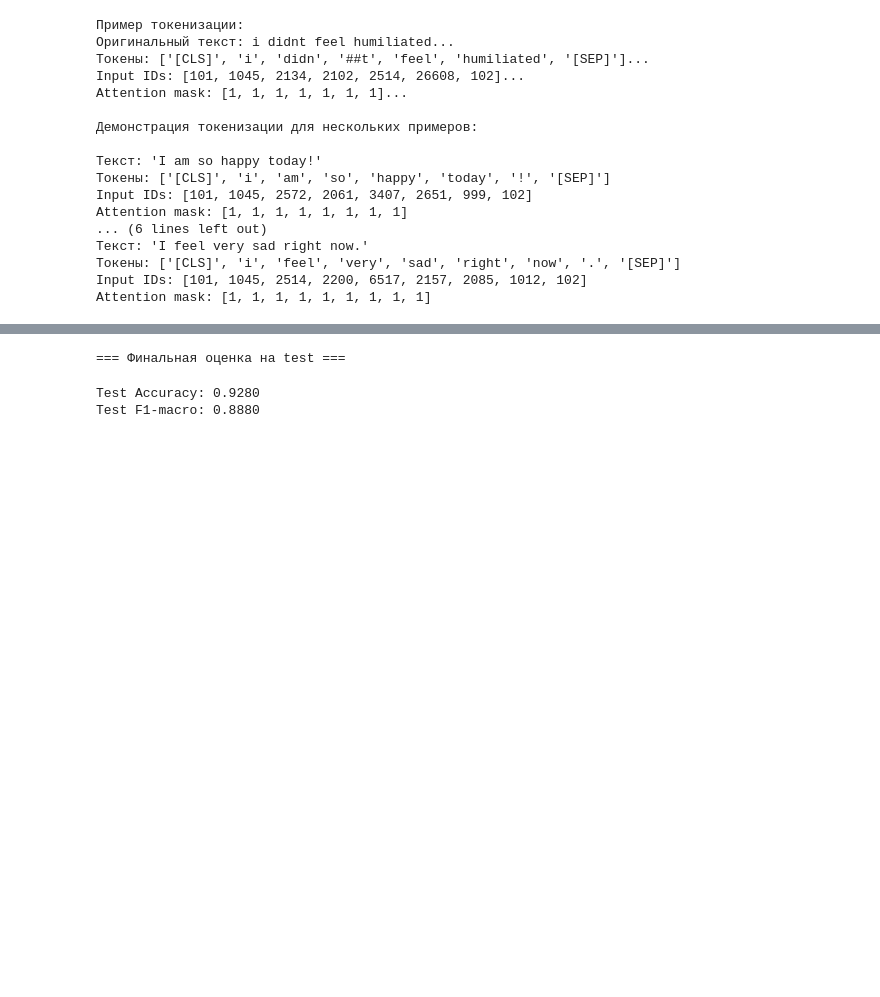
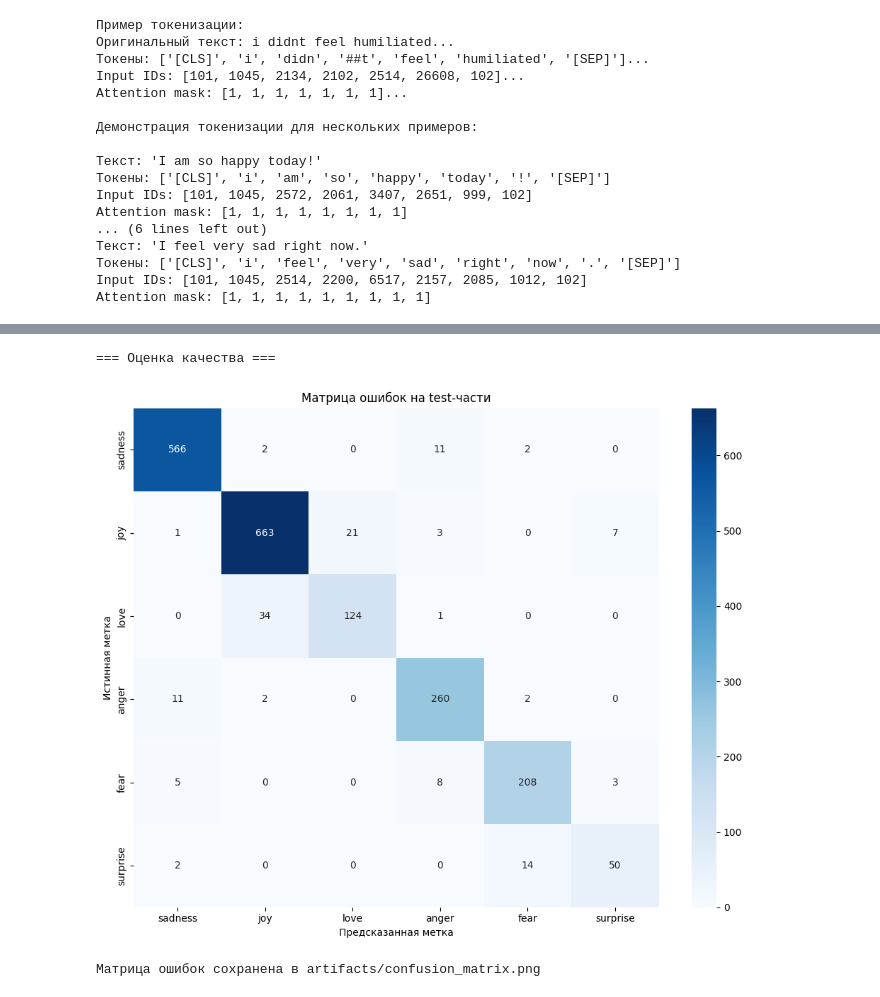
Before and after one commit to Vlad-crypto212/mirea-aie-2025, a Jupyter notebook: homeworks/HW13/HW13.ipynb, the cells around one changed output, grey strips where cells are left out. Drawn from its saved outputs; the diff is of its cells as text; code cells hidden in the pictures; blank space fills up the shorter version.

```diff
--- a/homeworks/HW13/HW13.ipynb
+++ b/homeworks/HW13/HW13.ipynb
@@ -400,57 +474,29 @@ Validation F1-macro: 0.9038
 # %%
-# Cell 9: Оценка лучшей модели на test
-print("\n=== Финальная оценка на test ===")
+# Cell 9: Оценка качества и краткий анализ ошибок
+print("\n=== Оценка качества ===")
 
-test_dataset = tokenized_datasets['test']
+# Построение матрицы ошибок
+cm = confusion_matrix(test_true_labels, test_predictions)
 
-model.eval()
-test_predictions = []
-test_true_labels = []
+plt.figure(figsize=(10, 8))
+sns.heatmap(
+    cm,
+    annot=True,
+    fmt='d',
+    cmap='Blues',
+    xticklabels=labels.names,
+    yticklabels=labels.names
+)
+plt.title('Матрица ошибок на test-части')
+plt.xlabel('Предсказанная метка')
+plt.ylabel('Истинная метка')
+plt.tight_layout()
+plt.savefig('artifacts/confusion_matrix.png')
+plt.show()
 
-current_batch = []
-batch_size = 8
-
-for item in tqdm(test_dataset, desc="Testing"):
-    current_batch.append(item)
-
-    if len(current_batch) == batch_size:
-        batch = create_batch(current_batch)
-
-        input_ids = batch['input_ids'].to(device)
-        attention_mask = batch['attention_mask'].to(device)
-        labels_tensor = batch['labels'].to(device)
-
-        with torch.no_grad():
-            outputs = model(input_ids=input_ids, attention_mask=attention_mask)
-            predictions = torch.argmax(outputs.logits, dim=-1)
-
-        test_predictions.extend(predictions.cpu().numpy())
-        test_true_labels.extend(labels_tensor.cpu().numpy())
-
-        current_batch = []
-
-# Обрабатываем оставшиеся элементы
-if current_batch:
-    batch = create_batch(current_batch)
-    input_ids = batch['input_ids'].to(device)
-    attention_mask = batch['attention_mask'].to(device)
-    labels_tensor = batch['labels'].to(device)
-
-    with torch.no_grad():
-        outputs = model(input_ids=input_ids, attention_mask=attention_mask)
-        predictions = torch.argmax(outputs.logits, dim=-1)
-
-    test_predictions.extend(predictions.cpu().numpy())
-    test_true_labels.extend(labels_tensor.cpu().numpy())
-
-# Вычисление метрик на тесте
-test_accuracy = accuracy_score(test_true_labels, test_predictions)
-test_f1_macro = f1_score(test_true_labels, test_predictions, average='macro')
-
-print(f"Test Accuracy: {test_accuracy:.4f}")
-print(f"Test F1-macro: {test_f1_macro:.4f}")
+print("Матрица ошибок сохранена в artifacts/confusion_matrix.png")
 # %% [output]
-=== Финальная оценка на test ===
+=== Оценка качества ===
+[figure, added]
-Test Accuracy: 0.9280
-Test F1-macro: 0.8880
+Матрица ошибок сохранена в artifacts/confusion_matrix.png
 # %%
```
Also changed, not shown: parts of 8 cells of this notebook, 3 other files.
